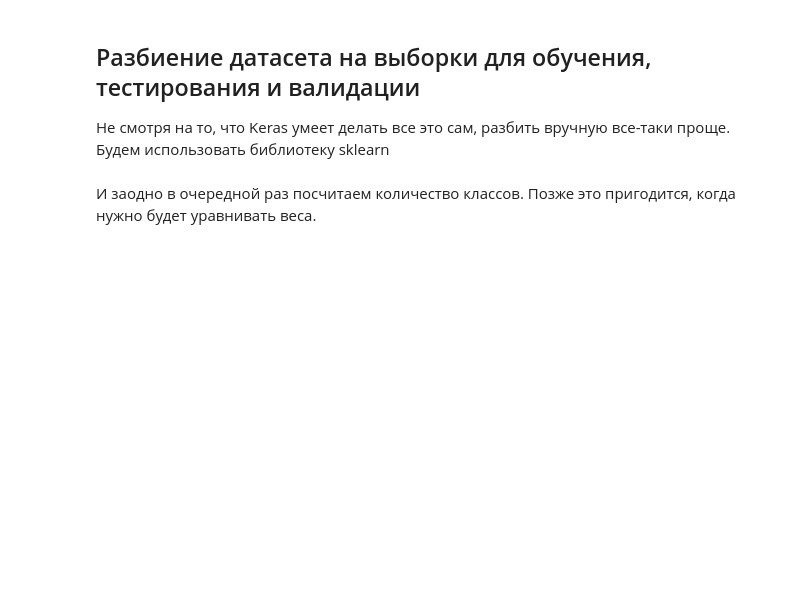
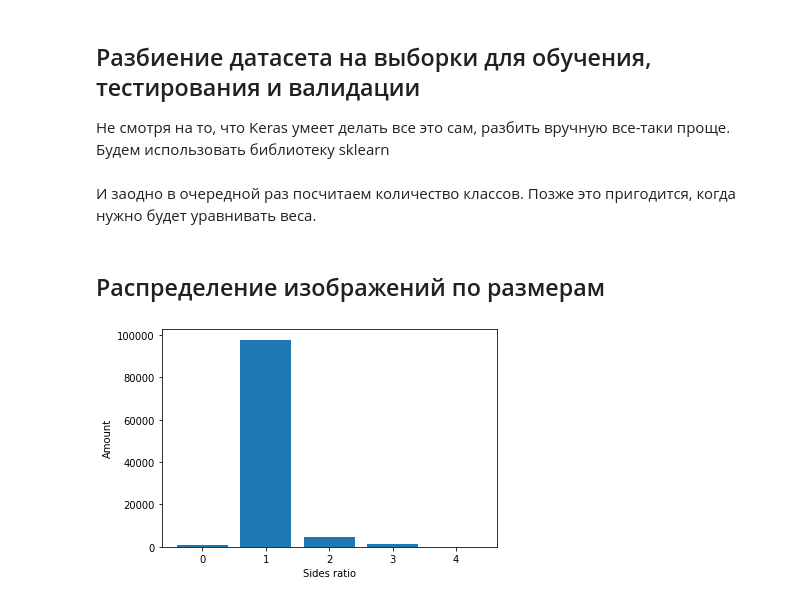
Before and after one commit to bmstu-iu8-g1-2019-project/road-signs-recognition, a Jupyter notebook: dataset.ipynb, the cells around one changed output. Drawn from its saved outputs; the diff is of its cells as text; code cells hidden in the pictures; blank space fills up the shorter version.

```diff
--- a/dataset.ipynb
+++ b/dataset.ipynb
@@ -550,3 +549,20 @@ counts = pd.DataFrame()
 counts['class'] = np.take(list(classes.keys()), indices)
 counts['count'] = np.take(list(classes.values()), indices)
 counts.to_csv('dataset/counts.csv', index=False)
+# %% [markdown]
+## Распределение изображений по размерам
+# %%
+import pandas as pd
+import numpy as np
+import collections as cs
+import matplotlib.pyplot as plt
+
+dataset = pd.read_csv('full-gt.csv')
+dataset['ratio'] = np.round(dataset['width'] / dataset['height'])
+ratios = cs.Counter(dataset['ratio'])
+plt.bar(list(ratios.keys()), list(ratios.values()))
+plt.xlabel('Sides ratio')
+plt.ylabel('Amount')
+plt.show()
+# %% [output]
+[figure, added]
```
Also changed, not shown: parts of 14 cells of this notebook, 7 other files.
